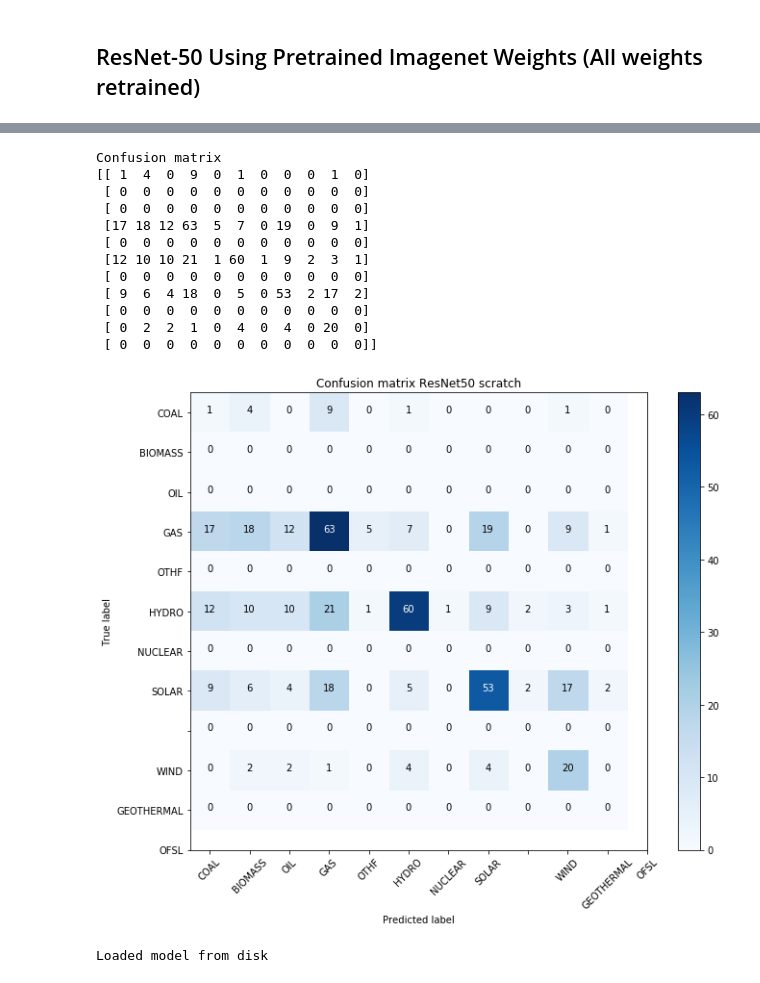
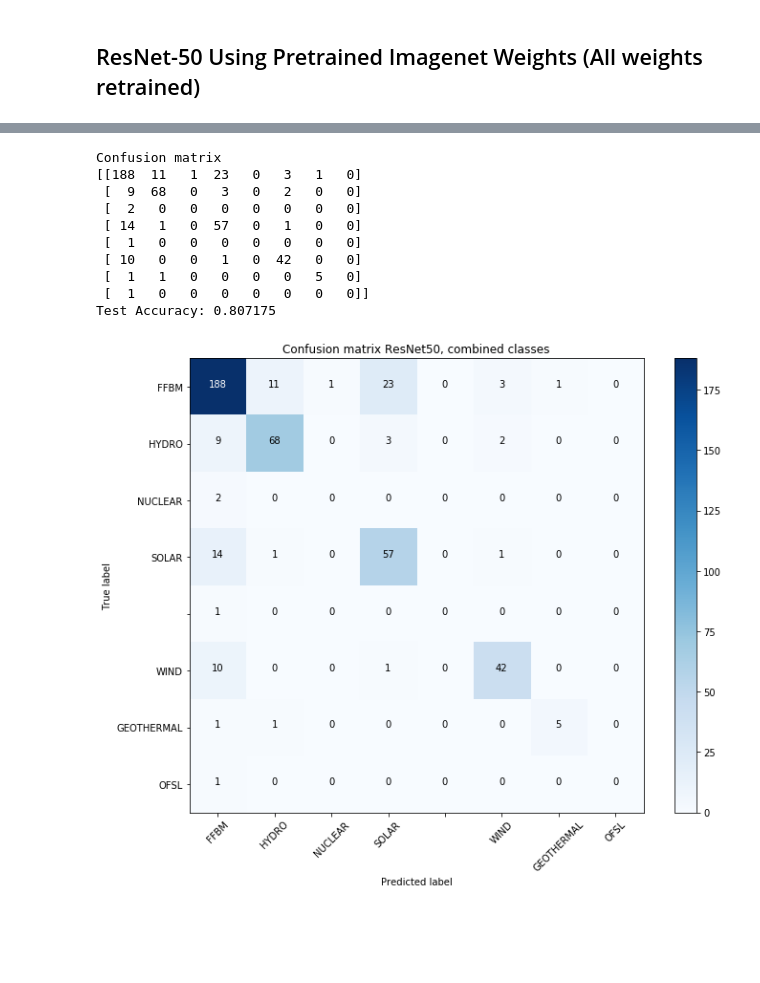
Before and after one commit to titaristanto/cs231n_power_plant, a Jupyter notebook: power_plant_combined_classes.ipynb, the cells around one changed output, grey strips where cells are left out. Drawn from its saved outputs; the diff is of its cells as text; code cells hidden in the pictures; blank space fills up the shorter version.

Commit message:
Final working copy of combined classes

```diff
--- a/power_plant_combined_classes.ipynb
+++ b/power_plant_combined_classes.ipynb
@@ -263,7 +264,8 @@ def run_resnet50(x_train, y_train, x_dev, y_dev, epochs=50, batch_size=200):
     for layer in base_model.layers:
         layer.trainable = True
 
-    model.compile(optimizer='adam',
+    opt = keras.optimizers.Adam(lr=0.00001, beta_1=0.9, beta_2=0.999, epsilon=None, decay=0.0, amsgrad=False)
+    model.compile(optimizer=opt,
                   loss='categorical_crossentropy',
                   metrics=['acc'])
     history = model.fit(x_train, y_train,
@@ -272,6 +274,6 @@ def run_resnet50(x_train, y_train, x_dev, y_dev, epochs=50, batch_size=200):
     return model, history
 # %%
 # Run the model
-model, history = run_resnet50(x_train, y_train, x_dev, y_dev, epochs=20, batch_size=200)
+model, history = run_resnet50(x_train, y_train, x_dev, y_dev, epochs=20, batch_size=30)
 # %% [output]
 Train on 3607 samples, validate on 401 samples
@@ -304,4 +306,9 @@ label_class = np.argmax(y_test, axis=-1)
 cnf_matrix = confusion_matrix(label_class, pred_class)
 class_names = list(list(dict_id_flabel.values())) # list of all the labels
 plot_confusion_matrix(cnf_matrix, classes=class_names, title='Confusion matrix ResNet50, combined classes')
+
+# Calculate test accuracy
+from sklearn.metrics import accuracy_score
+test_acc = accuracy_score(label_class, pred_class)
+print('Test Accuracy: %f' % test_acc)
 # %% [output]
@@ -310,13 +317,11 @@ plot_confusion_matrix(cnf_matrix, classes=class_names, title='Confusion matrix R
 Confusion matrix
-[[ 1  4  0  9  0  1  0  0  0  1  0]
- [ 0  0  0  0  0  0  0  0  0  0  0]
- [ 0  0  0  0  0  0  0  0  0  0  0]
- [17 18 12 63  5  7  0 19  0  9  1]
- [ 0  0  0  0  0  0  0  0  0  0  0]
- [12 10 10 21  1 60  1  9  2  3  1]
- [ 0  0  0  0  0  0  0  0  0  0  0]
- [ 9  6  4 18  0  5  0 53  2 17  2]
- [ 0  0  0  0  0  0  0  0  0  0  0]
- [ 0  2  2  1  0  4  0  4  0 20  0]
- [ 0  0  0  0  0  0  0  0  0  0  0]]
+[[188  11   1  23   0   3   1   0]
+ [  9  68   0   3   0   2   0   0]
+ [  2   0   0   0   0   0   0   0]
+ [ 14   1   0  57   0   1   0   0]
+ [  1   0   0   0   0   0   0   0]
+ [ 10   0   0   1   0  42   0   0]
+ [  1   1   0   0   0   0   5   0]
+ [  1   0   0   0   0   0   0   0]]
+Test Accuracy: 0.807175
-[figure, old version]
+[figure, new version]
@@ -335,11 +327,0 @@ print("Saved model to disk")
-# %%
-# load json and create model
-json_file = open('resnet50_combined_classes.json', 'r')
-loaded_model_json = json_file.read()
-json_file.close()
-loaded_model = model_from_json(loaded_model_json)
-# load weights into new model
-loaded_model.load_weights("resnet50_combined_classes.h5")
-print("Loaded model from disk")
-# %% [output]
-Loaded model from disk
```
Also changed, not shown: parts of 9 cells of this notebook.
